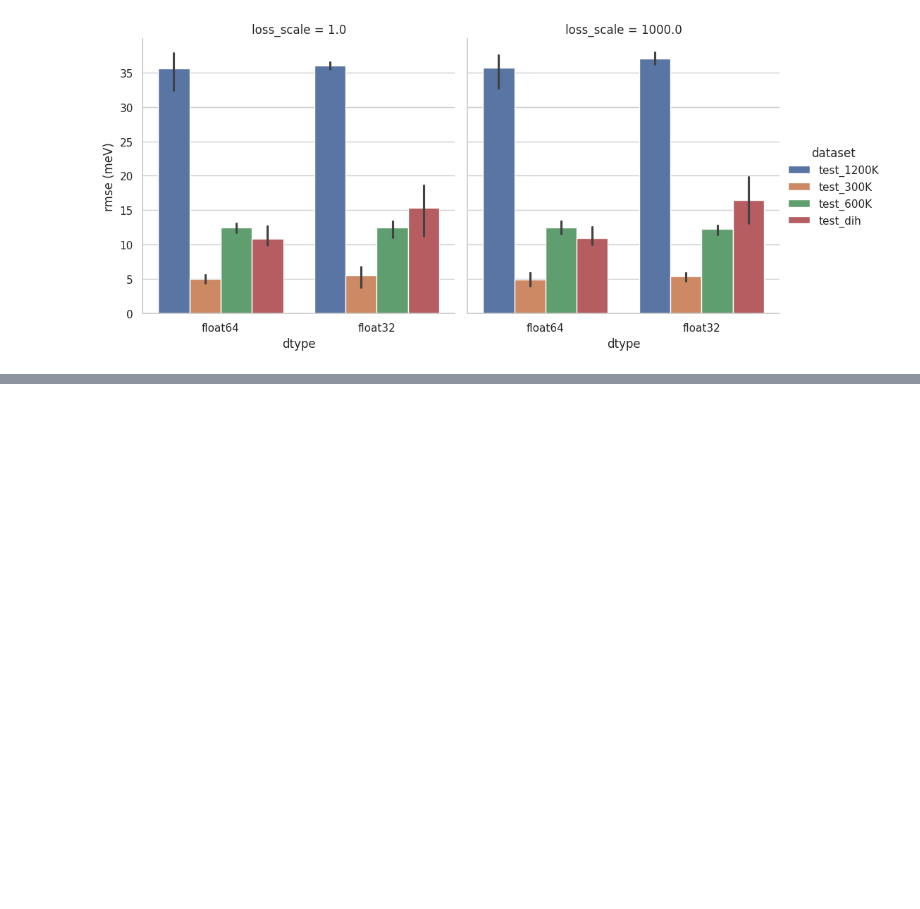
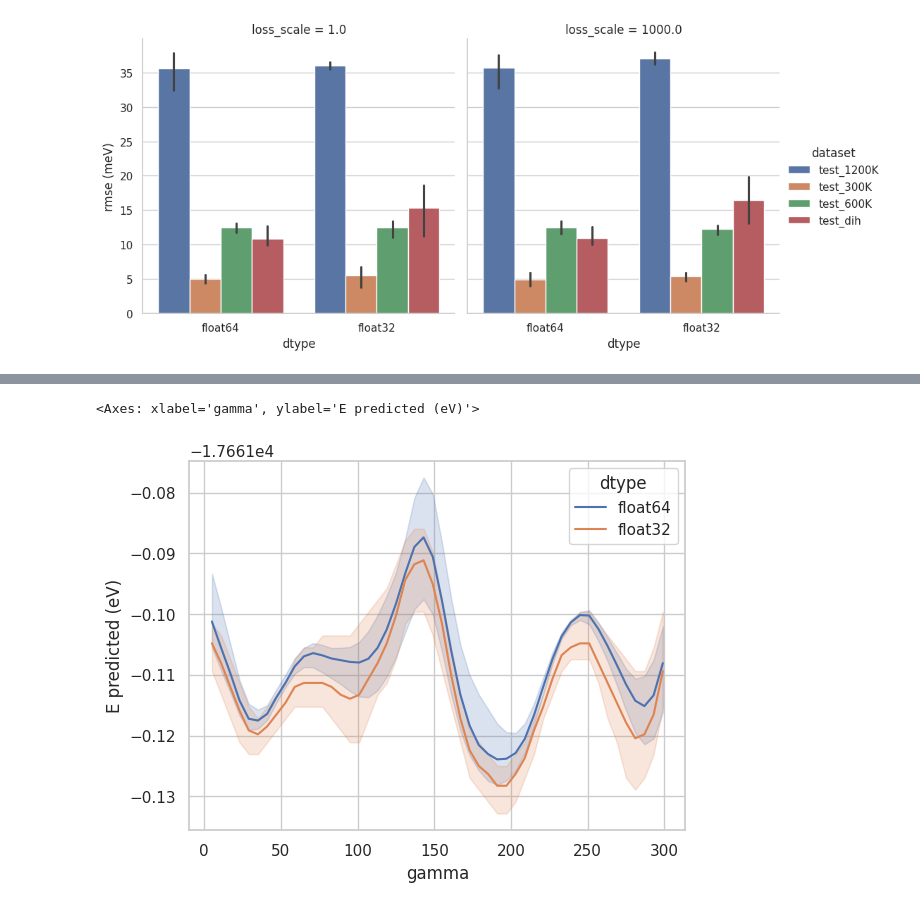
Before and after one commit to hatemhelal/mace, a Jupyter notebook: experiments/eval_sweep.ipynb, the cells around one changed output, grey strips where cells are left out. Saved outputs shown, nothing was run; the diff lists cells and outputs as text; code cells hidden in the pictures; blank space fills up the shorter version.

```diff
--- a/experiments/eval_sweep.ipynb
+++ b/experiments/eval_sweep.ipynb
@@ -180,0 +196,38 @@ sns.catplot(data=df[mask], x="dtype", y="rmse (meV)", hue="dataset", col="loss_s
+# %%
+def eval_slice(checkpoint_file: str, device: str = device):
+    model = torch.load(checkpoint_file)
+    model.to(device)
+    model_dtype = {p.dtype for p in model.parameters()}.pop()
+
+    with default_dtype(model_dtype):
+        loader = make_loader(subset)
+        preds = []
+        errors = []
+
+        for batch in tqdm(loader):
+            batch = batch.to(device)
+            target = to_numpy(batch.energy)
+            output = model(batch.to_dict())
+            pred = to_numpy(output["energy"])
+            preds.append(pred)
+            errors.append(np.abs(target - pred))
+
+    del model
+    del loader
+    torch.cuda.empty_cache()
+
+    errors = 1e3 * np.concatenate(errors, axis=0)
+    results = pd.DataFrame({"alpha": alpha[mask],
+        "beta": beta[mask],
+        "gamma": gamma[mask],
+        "E predicted (eV)": np.concatenate(preds, axis=0)})
+
+
+    for k, v in parse_values(checkpoint_file).items():
+        results[k] = v
+
+    return results
+# %%
+checkpoints = glob("checkpoints/model_fp64_run*.model") + glob("checkpoints/model_run*.model")
+slice_df = pd.concat([eval_slice(c) for c in checkpoints])
+slice_df.head()
@@ -180,0 +241,8 @@ sns.catplot(data=df[mask], x="dtype", y="rmse (meV)", hue="dataset", col="loss_s
+# %%
+def minmax(x):
+  return x.min(), x.max()
+
+sns.lineplot(data=slice_df, x="gamma", y="E predicted (eV)", hue="dtype", errorbar=minmax)
+# %% [output]
+<Axes: xlabel='gamma', ylabel='E predicted (eV)'>
+[figure, added]
```
Also changed, not shown: parts of 6 cells of this notebook.
